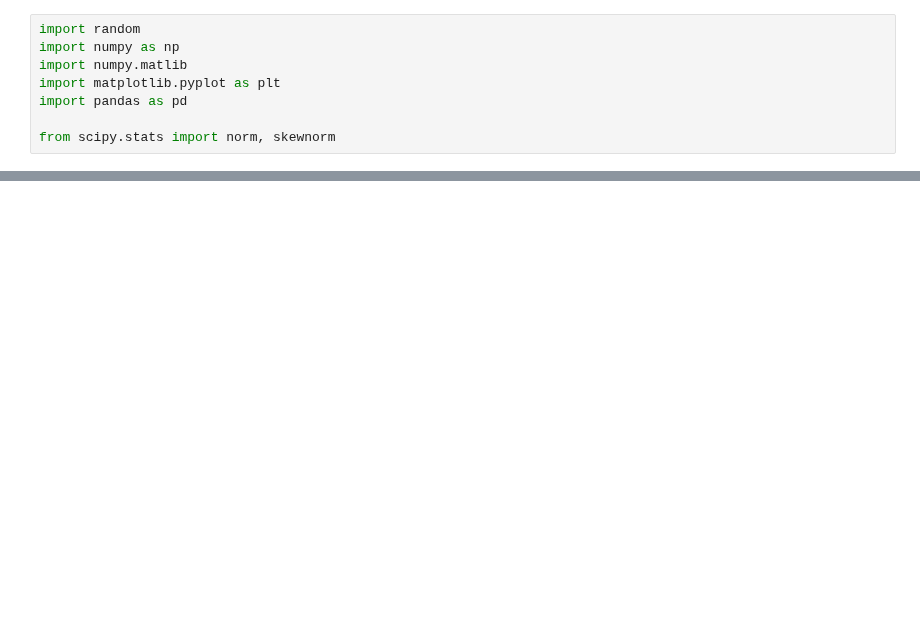
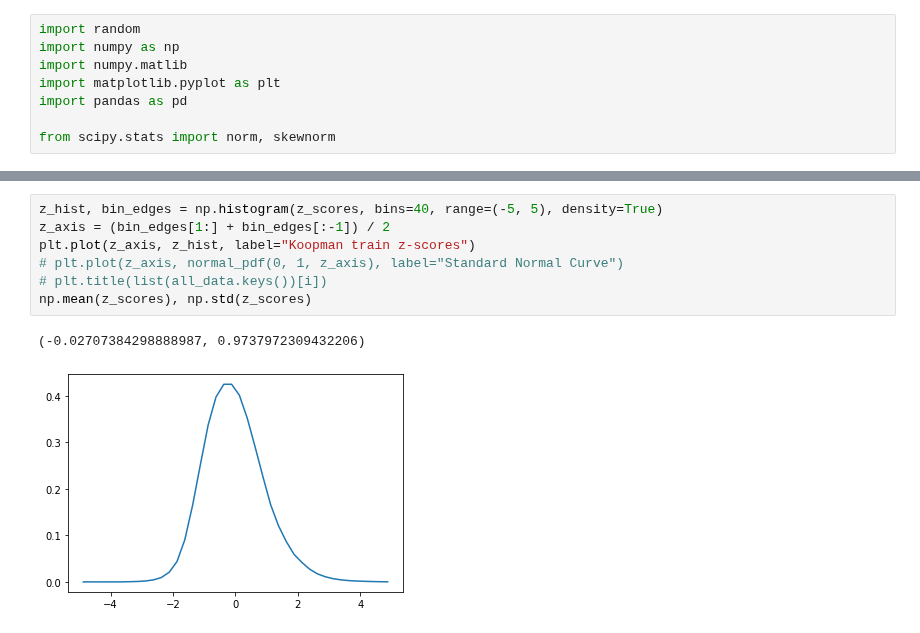
Before and after one commit to AlexTMallen/koopman-forecasting, a Jupyter notebook: figures.ipynb, the cells around one changed output, grey strips where cells are left out. Drawn from its saved outputs; the diff is of its cells as text; blank space fills up the shorter version.

```diff
--- a/figures.ipynb
+++ b/figures.ipynb
@@ -100,0 +110,10 @@ array([[1.21289467],
+# %%
+z_hist, bin_edges = np.histogram(z_scores, bins=40, range=(-5, 5), density=True)
+z_axis = (bin_edges[1:] + bin_edges[:-1]) / 2
+plt.plot(z_axis, z_hist, label="Koopman train z-scores")
+# plt.plot(z_axis, normal_pdf(0, 1, z_axis), label="Standard Normal Curve")
+# plt.title(list(all_data.keys())[i])
+np.mean(z_scores), np.std(z_scores)
+# %% [output]
+(-0.02707384298888987, 0.9737972309432206)
+[figure, added]
```
Also changed, not shown: parts of 11 cells of this notebook.
